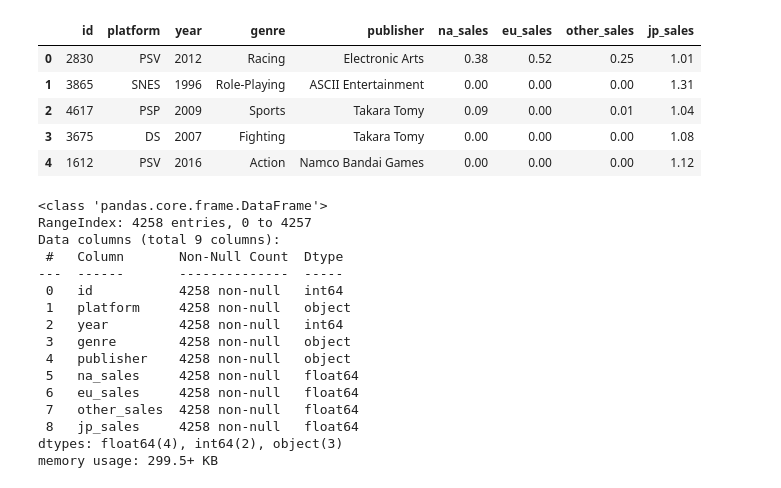
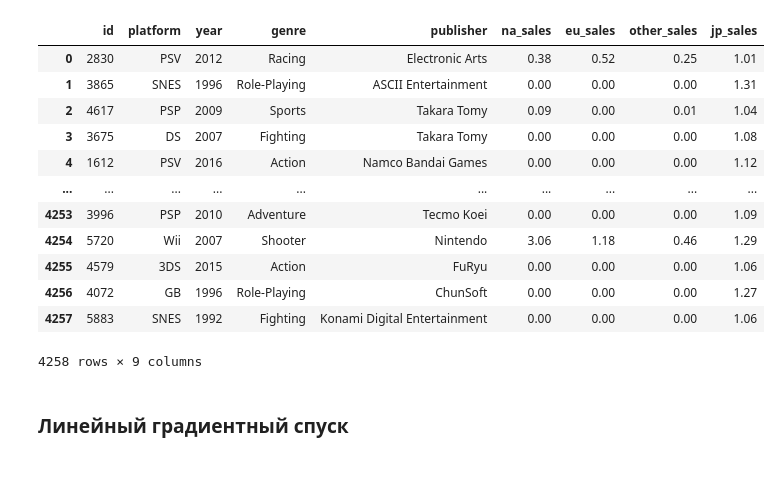
Before and after one commit to alexndremelyanov/_, a Jupyter notebook: L5.ipynb, the cells around one changed output. Cells and saved outputs as stored; diff of their text form; code cells hidden in the pictures.

```diff
--- a/L5.ipynb
+++ b/L5.ipynb
@@ -8,13 +8,3 @@ import numpy as np
 from sklearn.preprocessing import OneHotEncoder
 import matplotlib.pyplot as plt
 from sklearn.model_selection import train_test_split
-
-data = pd.read_csv('video_games.csv')
-data.head()
-# %% [output]
-|  | id | platform | year | genre | publisher | na_sales | eu_sales | other_sales | jp_sales |
-| 0 | 2830 | PSV | 2012 | Racing | Electronic Arts | 0.38 | 0.52 | 0.25 | 1.01 |
-| 1 | 3865 | SNES | 1996 | Role-Playing | ASCII Entertainment | 0.00 | 0.00 | 0.00 | 1.31 |
-| 2 | 4617 | PSP | 2009 | Sports | Takara Tomy | 0.09 | 0.00 | 0.01 | 1.04 |
-| 3 | 3675 | DS | 2007 | Fighting | Takara Tomy | 0.00 | 0.00 | 0.00 | 1.08 |
-| 4 | 1612 | PSV | 2016 | Action | Namco Bandai Games | 0.00 | 0.00 | 0.00 | 1.12 |
@@ -21,19 +13,16 @@ data.head()
 # %%
-data.info()
+data
 # %% [output]
+|  | id | platform | year | genre | publisher | na_sales | eu_sales | other_sales | jp_sales |
+| 0 | 2830 | PSV | 2012 | Racing | Electronic Arts | 0.38 | 0.52 | 0.25 | 1.01 |
+| 1 | 3865 | SNES | 1996 | Role-Playing | ASCII Entertainment | 0.00 | 0.00 | 0.00 | 1.31 |
+| 2 | 4617 | PSP | 2009 | Sports | Takara Tomy | 0.09 | 0.00 | 0.01 | 1.04 |
+| 3 | 3675 | DS | 2007 | Fighting | Takara Tomy | 0.00 | 0.00 | 0.00 | 1.08 |
+| 4 | 1612 | PSV | 2016 | Action | Namco Bandai Games | 0.00 | 0.00 | 0.00 | 1.12 |
+| ... | ... | ... | ... | ... | ... | ... | ... | ... | ... |
+| 4253 | 3996 | PSP | 2010 | Adventure | Tecmo Koei | 0.00 | 0.00 | 0.00 | 1.09 |
+| 4254 | 5720 | Wii | 2007 | Shooter | Nintendo | 3.06 | 1.18 | 0.46 | 1.29 |
+| 4255 | 4579 | 3DS | 2015 | Action | FuRyu | 0.00 | 0.00 | 0.00 | 1.06 |
+| 4256 | 4072 | GB | 1996 | Role-Playing | ChunSoft | 0.00 | 0.00 | 0.00 | 1.27 |
+| 4257 | 5883 | SNES | 1992 | Fighting | Konami Digital Entertainment | 0.00 | 0.00 | 0.00 | 1.06 |
-<class 'pandas.core.frame.DataFrame'>
-RangeIndex: 4258 entries, 0 to 4257
-Data columns (total 9 columns):
- #   Column       Non-Null Count  Dtype
----  ------       --------------  -----
- 0   id           4258 non-null   int64
- 1   platform     4258 non-null   object
- 2   year         4258 non-null   int64
- 3   genre        4258 non-null   object
- 4   publisher    4258 non-null   object
- 5   na_sales     4258 non-null   float64
- 6   eu_sales     4258 non-null   float64
- 7   other_sales  4258 non-null   float64
- 8   jp_sales     4258 non-null   float64
-dtypes: float64(4), int64(2), object(3)
-memory usage: 299.5+ KB
+4258 rows × 9 columns
@@ -51,3 +40,5 @@ x_train, x_test, y_train, y_test = train_test_split(x, y, test_size=0.2, random_
+# %% [markdown]
+### Линейный градиентный спуск
 # %%
 class LinearRegressionGD:
     def __init__(self, lr=0.01, max_iter=1000, tol=1e-3, intercept = True):
```
Also changed, not shown: parts of 18 cells of this notebook.
